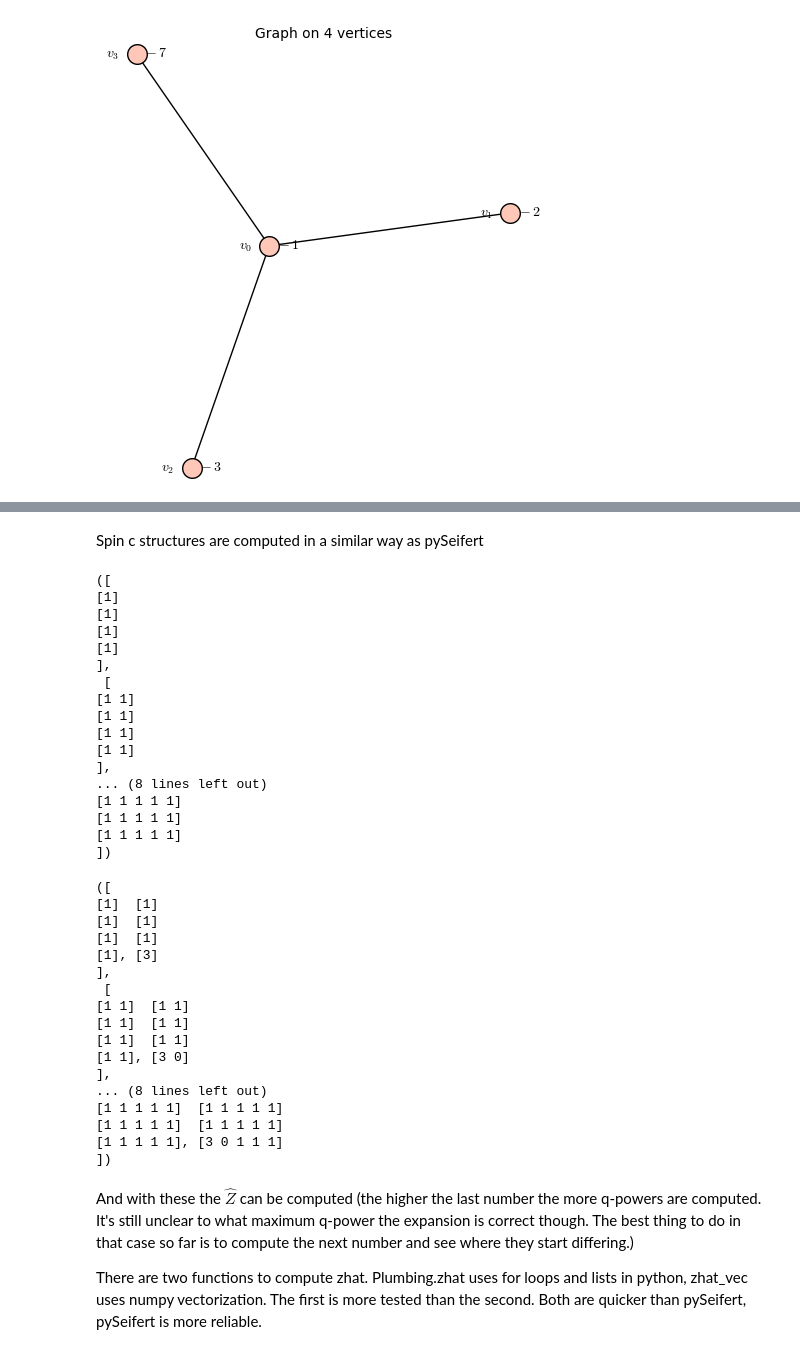
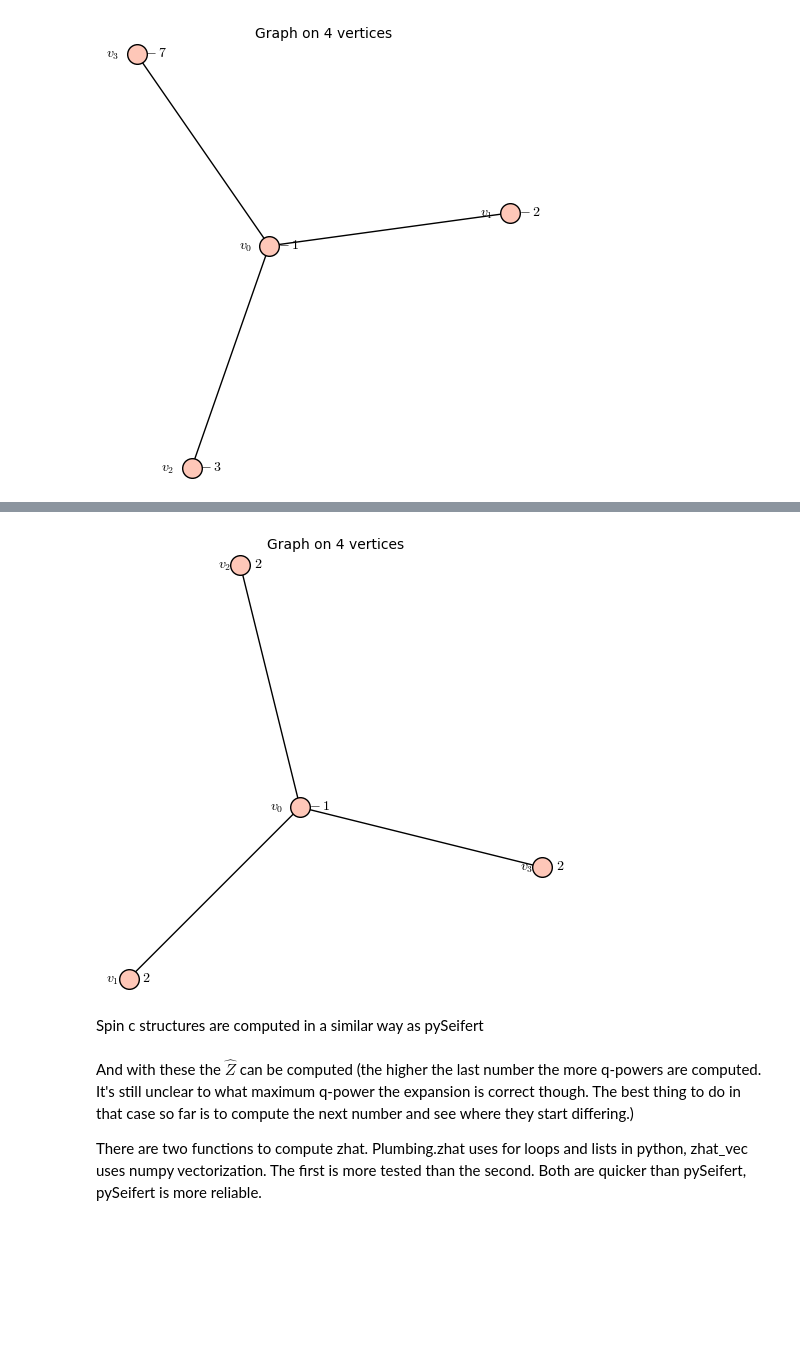
Before and after one commit to d-passaro/pyPlumbing, a Jupyter notebook: examples.ipynb, the cells around one changed output, grey strips where cells are left out. Saved outputs shown, nothing was run; the diff lists cells and outputs as text; code cells hidden in the pictures; blank space fills up the shorter version.

```diff
--- a/examples.ipynb
+++ b/examples.ipynb
@@ -37,45 +49,13 @@ P4 = Plumbing.from_Seifert_data([-1,1/2,1/3,1/9]);P.graph
+# %%
+P5 = Plumbing.from_Seifert_data([-1,-1/2,-1/2,-1/2]);P5.graph
+# %% [output]
+[figure, added]
 # %% [markdown]
 Spin c structures are computed in a similar way as pySeifert
 # %%
-P.spin_c(["A",1]),P.spin_c(["A",2]),P.spin_c(["A",5]),P.spin_c(["D",5])
+#P.spin_c(["A",1]),P.spin_c(["A",2]),P.spin_c(["A",5]),P.spin_c(["D",5])
-# %% [output]
-([
-[1]
-[1]
-[1]
-[1]
-],
- [
-[1 1]
-[1 1]
-[1 1]
-[1 1]
-],
-... (8 lines left out)
-[1 1 1 1 1]
-[1 1 1 1 1]
-[1 1 1 1 1]
-])
 # %%
-P4.spin_c(["A",1]),P4.spin_c(["A",2]),P4.spin_c(["A",5]),P4.spin_c(["D",5])
+#P4.spin_c(["A",1]),P4.spin_c(["A",2]),P4.spin_c(["A",5]),P4.spin_c(["D",5])
-# %% [output]
-([
-[1]  [1]
-[1]  [1]
-[1]  [1]
-[1], [3]
-],
- [
-[1 1]  [1 1]
-[1 1]  [1 1]
-[1 1]  [1 1]
-[1 1], [3 0]
-],
-... (8 lines left out)
-[1 1 1 1 1]  [1 1 1 1 1]
-[1 1 1 1 1]  [1 1 1 1 1]
-[1 1 1 1 1], [3 0 1 1 1]
-])
 # %% [markdown]
 And with these the $\hat{Z}$ can be computed (the higher the last number the more q-powers are computed. It's still unclear to what maximum q-power the expansion is correct though. The best thing to do in that case so far is to compute the next number and see where they start differing.)
 
```
Also changed, not shown: parts of 44 cells of this notebook, 5 other files.
